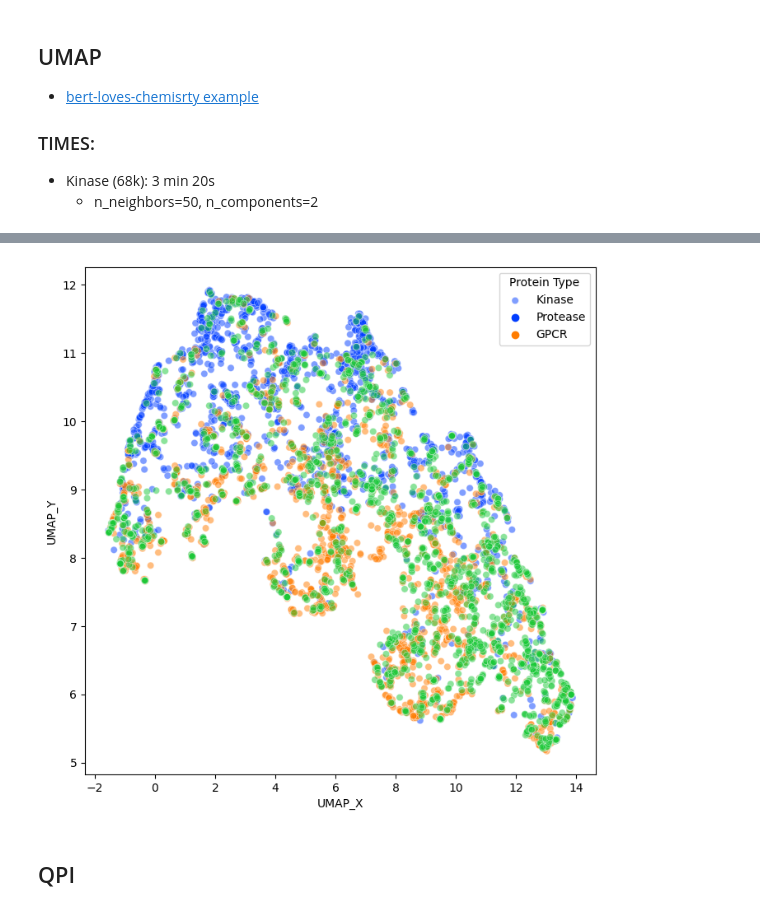
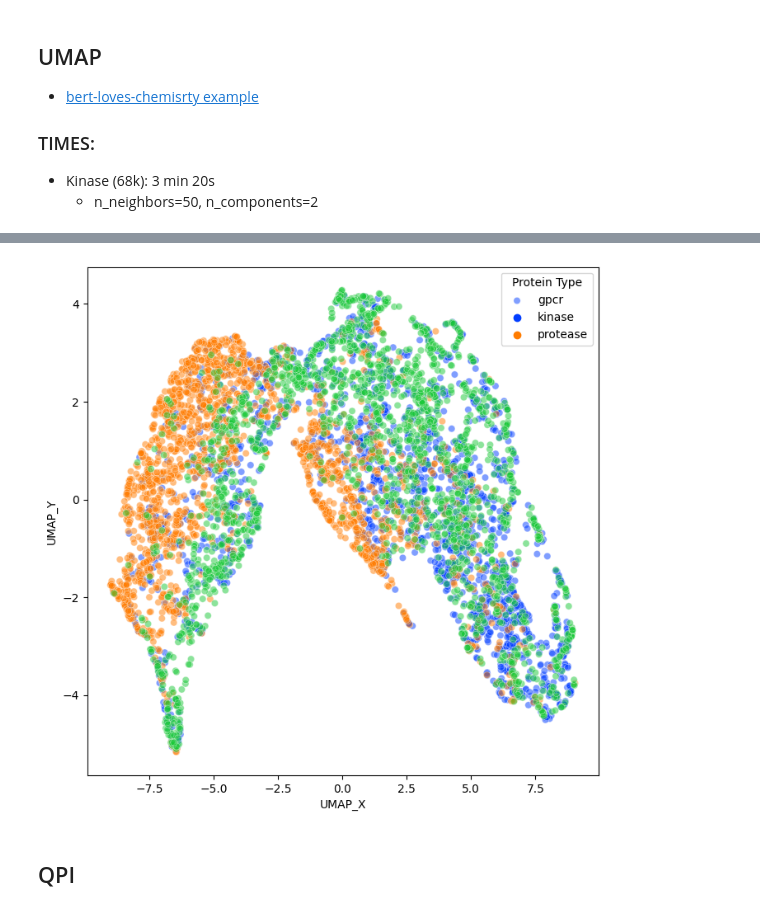
Before and after one commit to ilkersigirci/thesis-work, a Jupyter notebook: notebooks/clustering.ipynb, the cells around one changed output, grey strips where cells are left out. Cells and saved outputs as stored; diff of their text form; code cells hidden in the pictures.

```diff
--- a/notebooks/clustering.ipynb
+++ b/notebooks/clustering.ipynb
@@ -113,0 +91,14 @@ data
+# %%
+each_sample_size = 2000
+protein_types = ["gpcr", "kinase", "protease"]
+protein_types.sort()
+protein_labels = [x for x in range(len(protein_types))]
+
+data = load_mixed_interacted_compounds(
+    protein_types=protein_types,
+    each_sample_size=each_sample_size,
+    random_state=random_state,
+    convert_category=True,
+)
+smiles = data["text"].tolist()
+data
@@ -169,13 +172,23 @@ You should probably TRAIN this model on a down-stream task to be able to use it
 - selformer
 # %%
 model, tokenizer = initialize_model_tokenizer(model_name=model_name)
-data["vector"] = get_model_descriptors(
-    smiles_series=data["text"],
-    model_name=model_name,
-    method="simpletransformers",
+
+vector_embeddings = pd.DataFrame(
+    get_model_descriptors(
+        smiles_series=data["text"],
+        model_name=model_name,
+        method="simpletransformers",
+    )
 )
 
-bpe_sentence_embeddings = data["vector"].tolist()
+
+# data["vector"] = pd.DataFrame(get_model_descriptors(
+#     smiles_series=data["text"],
+#     model_name=model_name,
+#     method="simpletransformers",
+# )).tolist()
+
+# data[[f"vector_{i}" for i in range(1, embedding_size+1)]] = pd.DataFrame(data["vector"])
 # %% [markdown]
 ## ECFP Embeddings
 
@@ -292,27 +335,25 @@ umap_data["UMAP_X"], umap_data["UMAP_Y"] = X_umap[:, 0], X_umap[:, 1]
 # %%
 # palette = sns.color_palette(["hotpink", "dodgerblue"])
 palette = sns.color_palette("bright", 3)
 
 # methods = ["BPE_UMAP", "st_UMAP", "ecfp_UMAP"]
 methods = ["UMAP"]
 
 for method in methods:
     plt.figure(figsize=(8, 8))
     sns_plt = sns.scatterplot(
         data=umap_data,
         x=f"{method}_X",
         y=f"{method}_Y",
         hue="labels",
         alpha=0.5,
         palette=palette,
     )
     # plt.title(f"{method} Embedding of the Dataset")
-    plt.legend(
-        title="Protein Type", loc="upper right", labels=["Kinase", "Protease", "GPCR"]
-    )
+    plt.legend(title="Protein Type", loc="upper right", labels=protein_types)
     plt.show()
 # %% [output]
-[figure, old version]
+[figure, new version]
 # %% [markdown]
 ## QPI
 # %%
```
Also changed, not shown: parts of 16 cells of this notebook, 2 other files.
